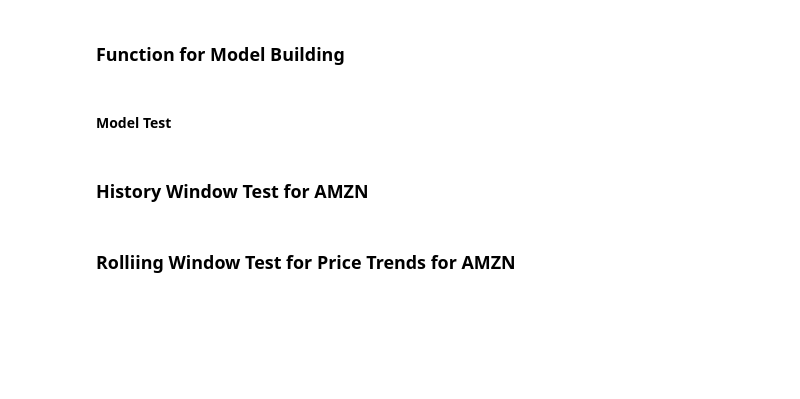
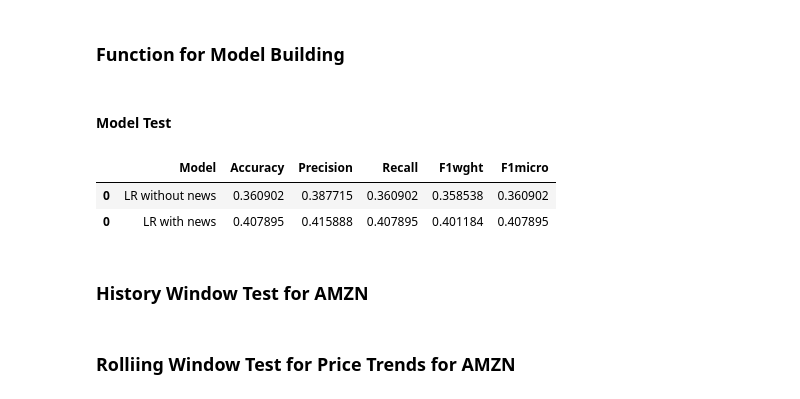
Before and after one commit to bondxue/FRE-7871-News-Analytics-and-Machine-Learning, a Jupyter notebook: News-Based-Trading-Strategy-Project/AMZN_NLPTest.ipynb, the cells around one changed output. Cells and saved outputs as stored; diff of their text form; code cells hidden in the pictures; blank space fills up the shorter version.

```diff
--- a/News-Based-Trading-Strategy-Project/AMZN_NLPTest.ipynb
+++ b/News-Based-Trading-Strategy-Project/AMZN_NLPTest.ipynb
@@ -543,4 +530,50 @@ def model_testing(df, test_date_start, history_window, pred_day, model_name):
     return y_true, y_pred, test_dates
 # %% [markdown]
 #### **Model Test**
+# %%
+start_date = datetime.datetime(2000, 1, 3)
+end_date = datetime.datetime(2019, 2, 28)
+ticker_name = "AMZN"
+pred_day = 5 # predict the future n days return
+test_date_start = datetime.datetime(2017, 1, 10) # testing start date
+history_window = relativedelta(years=7) # training history window
+MODEL_NAME = 'LR'
+
+selected_AMZN_tech_news_factors = AMZN_tech_factor_df[['One-Week Daily Price Trend', 'Relative Strength Index',
+                                                      'One-Month Change in Average Daily Share Turnover',
+                                                       'Daily Media Sentiment Indicator']]
+
+selected_AMZN_tech_factors = AMZN_tech_factor_df[['One-Week Daily Price Trend', 'Relative Strength Index',
+                                                      'One-Month Change in Average Daily Share Turnover']]
+
+# correlation_heatmap(selected_AMZN_tech_factors)
+
+AMZN_tech_df = generate_NDayReturn(selected_AMZN_tech_factors, ticker_name, start_date, end_date, pred_day)
+AMZN_tech_news_df = generate_NDayReturn(selected_AMZN_tech_news_factors, ticker_name, start_date, end_date, pred_day)
+
+y_true, y_pred_tech, test_dates = model_testing(AMZN_tech_df, test_date_start, history_window, pred_day, MODEL_NAME)
+y_true, y_pred_news, test_dates = model_testing(AMZN_tech_news_df, test_date_start, history_window, pred_day, MODEL_NAME)
+
+def model_performance(y_test, y_pred, model_name):
+    '''
+    This function is to provide the model performance metrics, i.e., acc, precision, recall..
+    '''
+    precision = precision_score(y_test, y_pred, average='weighted')
+    recall = recall_score(y_test, y_pred, average='weighted')
+    accuracy = accuracy_score(y_test, y_pred)
+    f1_wght = f1_score(y_test, y_pred, average='weighted')
+    f1_micro = f1_score(y_test, y_pred, average='micro')
+    performance_df = pd.DataFrame({'Model': model_name, 'Accuracy': accuracy, 'Precision': precision, 'Recall': recall, 'F1wght':  f1_wght, 'F1micro': f1_micro}, index=[0])
+    return performance_df
+
+
+perform_without_news = model_performance(y_true, y_pred_tech, 'LR without news')
+perform_with_news =model_performance(y_true, y_pred_news, 'LR with news')
+result = pd.concat([perform_without_news, perform_with_news])
+result
+# lr_performance = model_evalutation(y_true, y_pred, test_dates, MODEL_NAME, ticker_name)
+# %% [output]
+|  | Model | Accuracy | Precision | Recall | F1wght | F1micro |
+| 0 | LR without news | 0.360902 | 0.387715 | 0.360902 | 0.358538 | 0.360902 |
+| 0 | LR with news | 0.407895 | 0.415888 | 0.407895 | 0.401184 | 0.407895 |
 # %%
```
Also changed, not shown: parts of 11 cells of this notebook.
